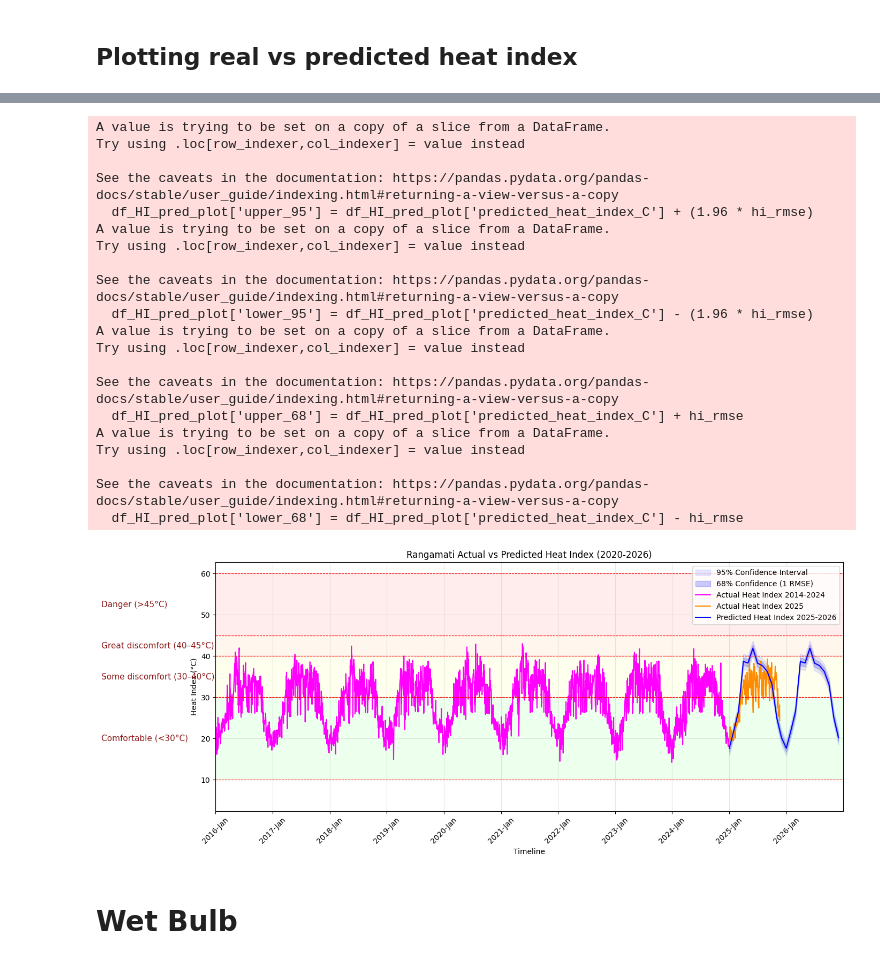
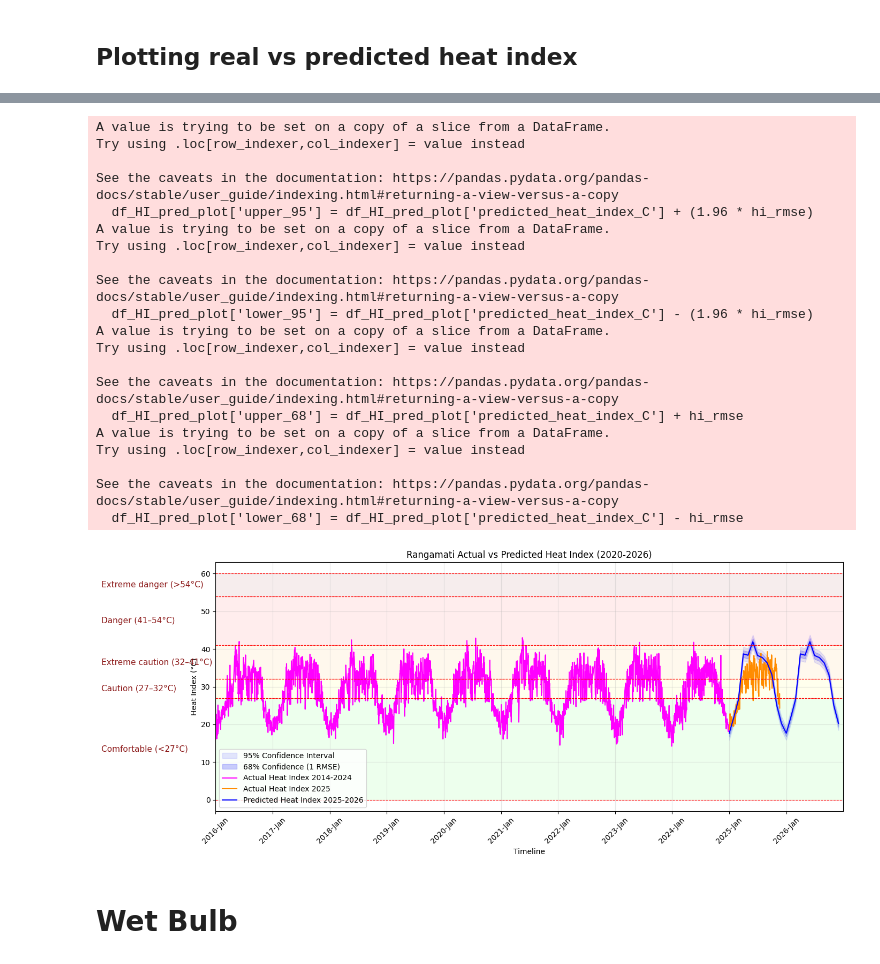
Before and after one commit to not-your-pancake/TCC_Journal, a Jupyter notebook: HI_WB_HS_HM_WBG/rangamati.ipynb, the cells around one changed output, grey strips where cells are left out. Drawn from its saved outputs; the diff is of its cells as text; code cells hidden in the pictures.

```diff
--- a/HI_WB_HS_HM_WBG/rangamati.ipynb
+++ b/HI_WB_HS_HM_WBG/rangamati.ipynb
@@ -2498,10 +2498,11 @@ plt.title('Rangamati Actual vs Predicted Heat Index (2020-2026)')
 
 # --- Heat index bands ---
 bands = [
-    (10, 30, "Comfortable (<30°C)", (0, 1, 0, 0.07)),
-    (30, 40, "Some discomfort (30–40°C)", (1, 1, 0, 0.07)),
-    (40, 45, "Great discomfort (40–45°C)", (1, 0.5, 0, 0.07)),
-    (45, 60, "Danger (>45°C)", (1, 0, 0, 0.07))
+    (0, 27, "Comfortable (<27°C)", (0, 1, 0, 0.07)),        # Green
+    (27, 32, "Caution (27–32°C)", (1, 1, 0, 0.07)),          # Yellow
+    (32, 41, "Extreme caution (32–41°C)", (1, 0.65, 0, 0.07)), # Orange
+    (41, 54, "Danger (41–54°C)", (1, 0, 0, 0.07)),           # Red
+    (54, 60, "Extreme danger (>54°C)", (0.5, 0, 0, 0.07))    # Dark Red
 ]
 
 ax = plt.gca()
@@ -2524,34 +2525,34 @@ for low, high, label, color in bands:
 plt.gca().xaxis.set_major_locator(mdates.YearLocator())
 plt.gca().xaxis.set_major_formatter(mdates.DateFormatter('%Y-%b'))
 plt.xticks(rotation=45)
 plt.grid(alpha=0.3)
 plt.xlim(pd.Timestamp('2016-01-01'), pd.Timestamp('2026-12-31'))
 
 plt.legend()
 plt.tight_layout()
 plt.show()
 # %% [output]
 A value is trying to be set on a copy of a slice from a DataFrame.
 Try using .loc[row_indexer,col_indexer] = value instead
 
 See the caveats in the documentation: https://pandas.pydata.org/pandas-docs/stable/user_guide/indexing.html#returning-a-view-versus-a-copy
   df_HI_pred_plot['upper_95'] = df_HI_pred_plot['predicted_heat_index_C'] + (1.96 * hi_rmse)
 A value is trying to be set on a copy of a slice from a DataFrame.
 Try using .loc[row_indexer,col_indexer] = value instead
 
 See the caveats in the documentation: https://pandas.pydata.org/pandas-docs/stable/user_guide/indexing.html#returning-a-view-versus-a-copy
   df_HI_pred_plot['lower_95'] = df_HI_pred_plot['predicted_heat_index_C'] - (1.96 * hi_rmse)
 A value is trying to be set on a copy of a slice from a DataFrame.
 Try using .loc[row_indexer,col_indexer] = value instead
 
 See the caveats in the documentation: https://pandas.pydata.org/pandas-docs/stable/user_guide/indexing.html#returning-a-view-versus-a-copy
   df_HI_pred_plot['upper_68'] = df_HI_pred_plot['predicted_heat_index_C'] + hi_rmse
 A value is trying to be set on a copy of a slice from a DataFrame.
 Try using .loc[row_indexer,col_indexer] = value instead
 
 See the caveats in the documentation: https://pandas.pydata.org/pandas-docs/stable/user_guide/indexing.html#returning-a-view-versus-a-copy
   df_HI_pred_plot['lower_68'] = df_HI_pred_plot['predicted_heat_index_C'] - hi_rmse
-[figure, old version]
+[figure, new version]
 # %% [markdown]
 # Wet Bulb
 # %% [markdown]
```
Also changed, not shown: parts of 14 cells of this notebook, 4 other files.
